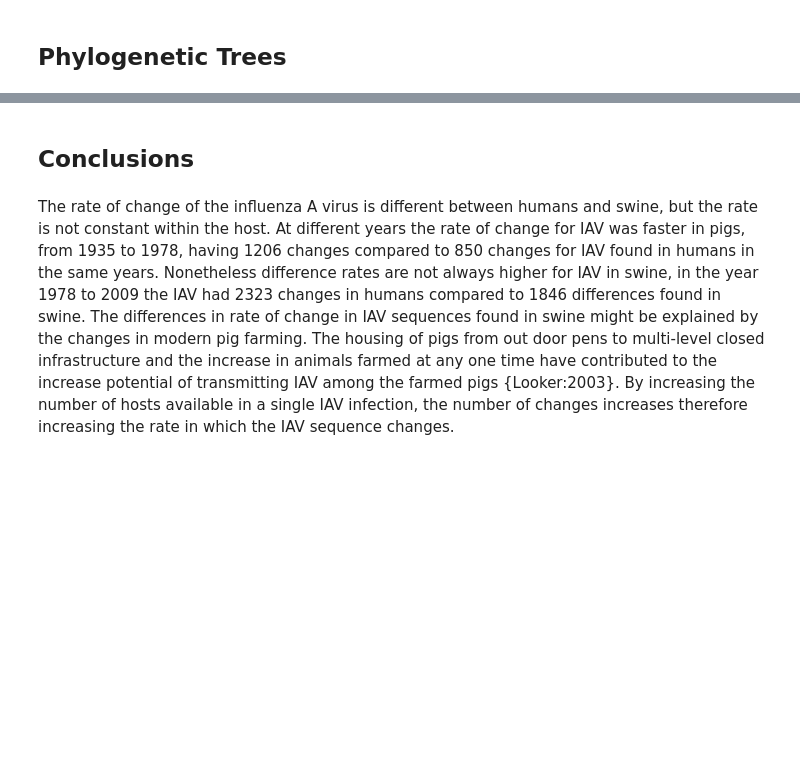
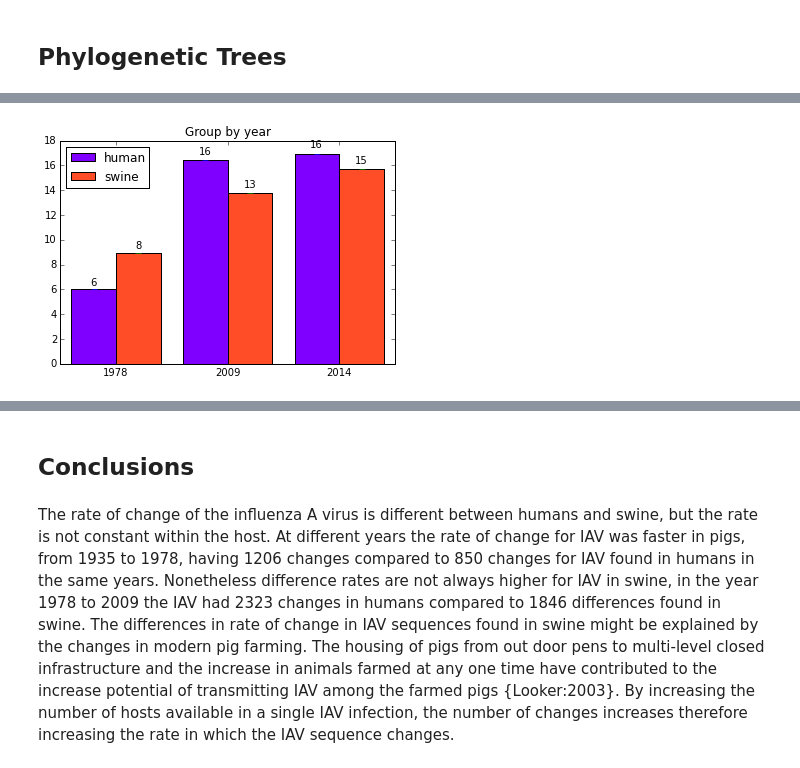
Before and after one commit to drcgw/IPython-Big-Data, a Jupyter notebook: Project-1-Sequencing/Master Notebook/Master notebook H1N1 project.ipynb, the cells around one changed output, grey strips where cells are left out. Saved outputs shown, nothing was run; the diff lists cells and outputs as text; code cells hidden in the pictures; blank space fills up the shorter version.

```diff
--- a/Project-1-Sequencing/Master Notebook/Master notebook H1N1 project.ipynb
+++ b/Project-1-Sequencing/Master Notebook/Master notebook H1N1 project.ipynb
@@ -581,10 +430,15 @@ plt.show()
 # %%
-means = [np.array(dh),np.array(ds)]
-std = [np.zeros(len(i)) for i in means]
+#data for barchart
+data = [np.array(dh)*100,np.array(ds)*100]
+std = [np.zeros(len(i)) for i in data]
 group_labels = ['human','swine']
 years = [i[1:] for i in ys]
-multigroup_barchart.bar_chart(means,std,group_labels,years)
+
+#make barchart
+multigroup_barchart.bar_chart(data,std,group_labels,years)
 plt.legend(loc=2)
 plt.title('Group by year')
 plt.show()
+# %% [output]
+[figure, added]
 # %%
```
Also changed, not shown: parts of 50 cells of this notebook.
